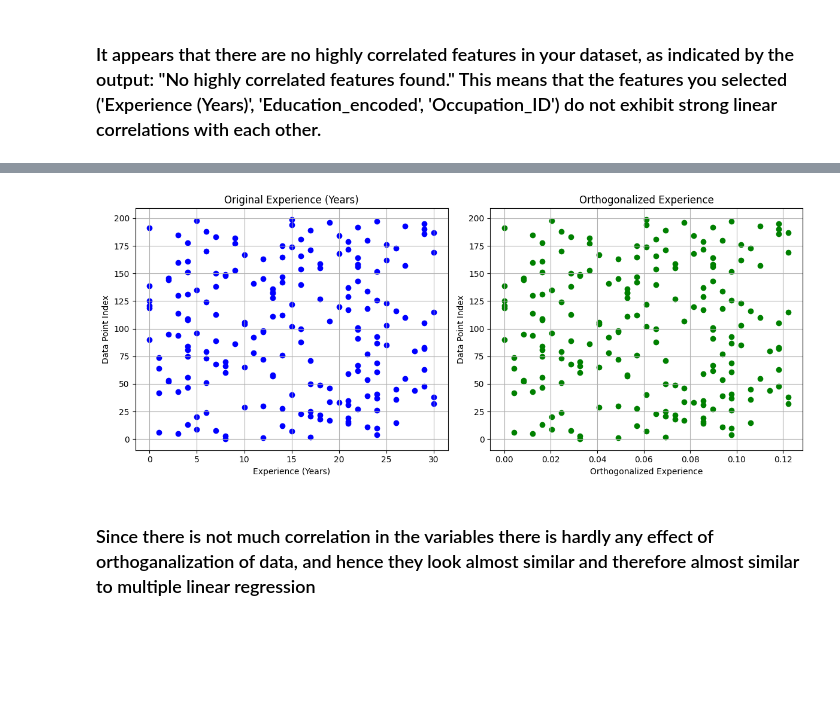
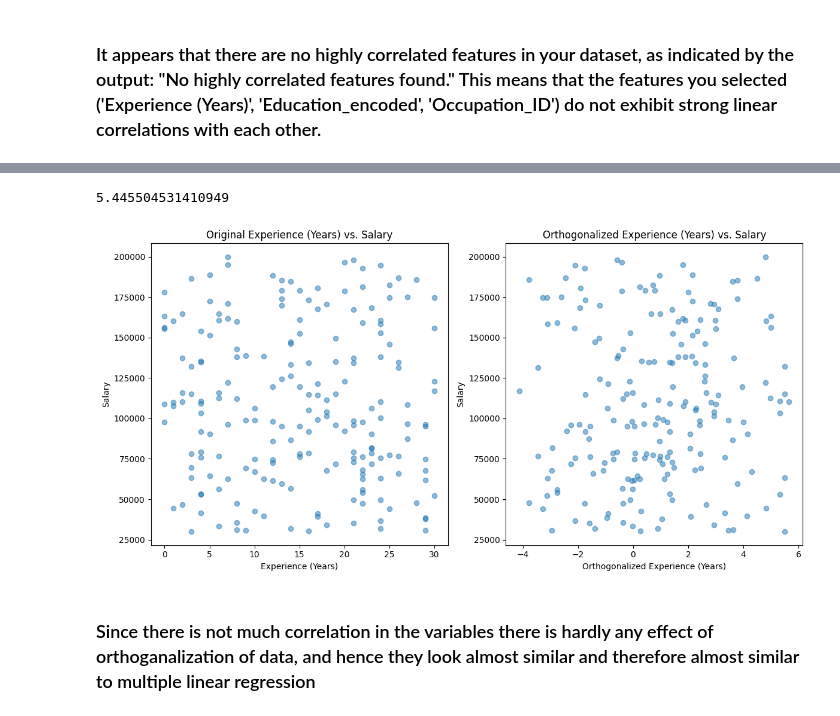
Before and after one commit to bhavyanarnoli/MachineLearning-CSE543, a Jupyter notebook: Assignment2/BhavyaNarnoli-2021316-asssignment-2.ipynb, the cells around one changed output, grey strips where cells are left out. Saved outputs shown, nothing was run; the diff lists cells and outputs as text; code cells hidden in the pictures; blank space fills up the shorter version.

```diff
--- a/Assignment2/BhavyaNarnoli-2021316-asssignment-2.ipynb
+++ b/Assignment2/BhavyaNarnoli-2021316-asssignment-2.ipynb
@@ -949,0 +716,17 @@ No orthogonalization performed as there are no highly correlated features.
+# %%
+orthogonalized_matrix = np.zeros_like(relevant_data_matrix, dtype=float)
+
+# Orthogonalize the first column (no need to subtract anything)
+orthogonalized_matrix[:, 0] = relevant_data_matrix[:, 0]
+
+# Orthogonalize the remaining columns relative to the previous columns
+for i in range(1, relevant_data_matrix.shape[1]):
+    v = relevant_data_matrix[:, i].astype(float)  # Current column (cast to float)
+    for j in range(i):
+        u = orthogonalized_matrix[:, j]  # Previously orthogonalized columns
+        projection = np.dot(v, u) / np.dot(u, u)
+        v -= projection * u  # Subtract the projection from the current column
+
+    orthogonalized_matrix[:, i] = v
+
+# Now, orthogonalized_matrix contains the orthogonalized columns
@@ -951,0 +877,4 @@ No orthogonalization performed as there are no highly correlated features.
+# %%
+print(orthogonalized_matrix[:, 1].var())
+# %% [output]
+5.445504531410949
@@ -952,38 +883,27 @@ No orthogonalization performed as there are no highly correlated features.
 # %%
-import matplotlib.pyplot as plt
+original_Experience = data["Experience (Years)"].values
 
-# Extract the original "Experience (Years)" values
-original_experience = data['Experience (Years)'].values
+# Create scatter plots for both versions
+plt.figure(figsize=(12, 6))
 
-# Extract the orthogonalized_experience values (already provided)
-orthogonalized_experience = X_orthogonalized[:, 1]
+# Scatter plot for original "Experience (Years)"
+plt.subplot(1, 2, 1)
+plt.scatter(original_Experience, data["Salary"].values, alpha=0.5)
+plt.title("Original Experience (Years) vs. Salary")
+plt.xlabel("Experience (Years)")
+plt.ylabel("Salary")
 
-# Create separate scatter plots for the original and orthogonalized data
-plt.figure(figsize=(12, 5))
+# Scatter plot for orthogonalized "Experience (Years)" (assuming it's the second column in orthogonalized_matrix)
+plt.subplot(1, 2, 2)
+plt.scatter(orthogonalized_matrix[:, 1], data["Salary"].values, alpha=0.5)
+plt.title("Orthogonalized Experience (Years) vs. Salary")
+plt.xlabel("Orthogonalized Experience (Years)")
+plt.ylabel("Salary")
 
-# Scatter plot for original "Experience"
-plt.subplot(1, 2, 1)
-plt.scatter(original_experience, range(len(original_experience)), marker='o', color='blue')
-plt.title("Original Experience (Years)")
-plt.xlabel("Experience (Years)")
-plt.ylabel("Data Point Index")
-plt.grid(True)
-
-# Scatter plot for orthogonalized "Experience"
-plt.subplot(1, 2, 2)
-plt.scatter(orthogonalized_experience, range(len(orthogonalized_experience)), marker='o', color='green')
-plt.title("Orthogonalized Experience")
-plt.xlabel("Orthogonalized Experience")
-plt.ylabel("Data Point Index")
-plt.grid(True)
-
-# Adjust subplot spacing
 plt.tight_layout()
-
-# Show the plots
 plt.show()
 # %% [output]
-[figure, old version]
+[figure, new version]
 # %% [markdown]
 ### Since there is not much correlation in the variables there is hardly any effect of orthoganalization of data, and hence they look almost similar and therefore almost similar to multiple linear regression
 # %% [markdown]
```
Also changed, not shown: parts of 127 cells of this notebook, 2 other files.
